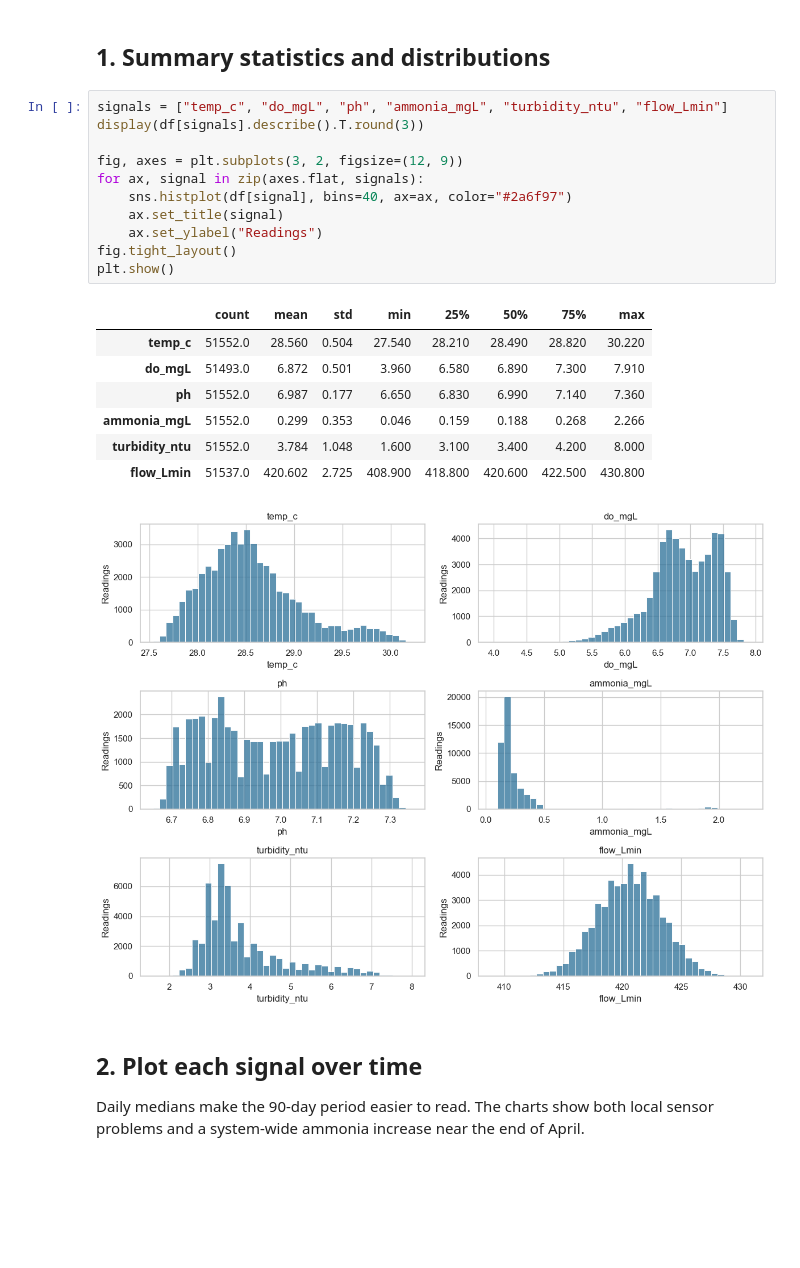
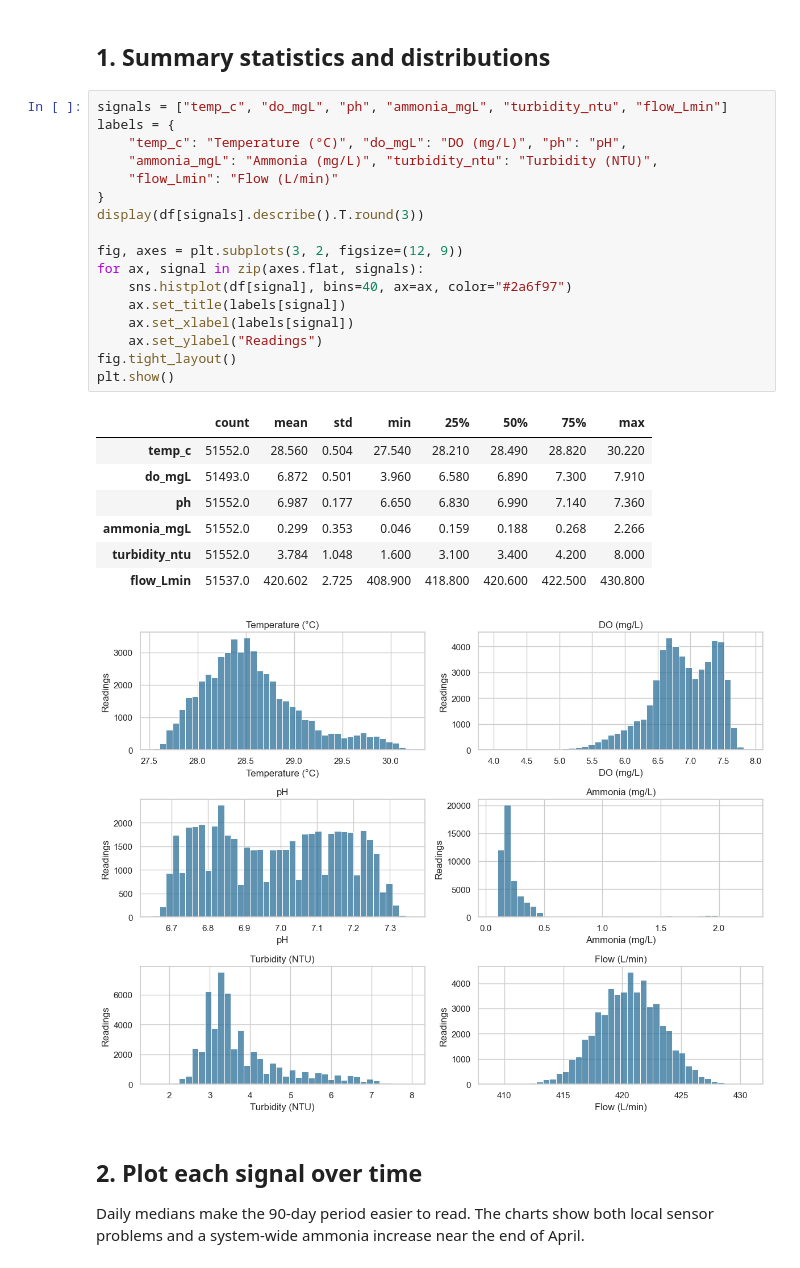
Before and after one commit to Carsell/ras-sensor-analysis, a Jupyter notebook: notebooks/02_analysis.ipynb, the cells around one changed output. Saved outputs shown, nothing was run; the diff lists cells and outputs as text; blank space fills up the shorter version.

```diff
--- a/notebooks/02_analysis.ipynb
+++ b/notebooks/02_analysis.ipynb
@@ -31,24 +31,30 @@ display(df.head())
 ## 1. Summary statistics and distributions
 # %%
 signals = ["temp_c", "do_mgL", "ph", "ammonia_mgL", "turbidity_ntu", "flow_Lmin"]
+labels = {
+    "temp_c": "Temperature (°C)", "do_mgL": "DO (mg/L)", "ph": "pH",
+    "ammonia_mgL": "Ammonia (mg/L)", "turbidity_ntu": "Turbidity (NTU)",
+    "flow_Lmin": "Flow (L/min)"
+}
 display(df[signals].describe().T.round(3))
 
 fig, axes = plt.subplots(3, 2, figsize=(12, 9))
 for ax, signal in zip(axes.flat, signals):
     sns.histplot(df[signal], bins=40, ax=ax, color="#2a6f97")
-    ax.set_title(signal)
+    ax.set_title(labels[signal])
+    ax.set_xlabel(labels[signal])
     ax.set_ylabel("Readings")
 fig.tight_layout()
 plt.show()
 # %% [output]
 |  | count | mean | std | min | 25% | 50% | 75% | max |
 | temp_c | 51552.0 | 28.560 | 0.504 | 27.540 | 28.210 | 28.490 | 28.820 | 30.220 |
 | do_mgL | 51493.0 | 6.872 | 0.501 | 3.960 | 6.580 | 6.890 | 7.300 | 7.910 |
 | ph | 51552.0 | 6.987 | 0.177 | 6.650 | 6.830 | 6.990 | 7.140 | 7.360 |
 | ammonia_mgL | 51552.0 | 0.299 | 0.353 | 0.046 | 0.159 | 0.188 | 0.268 | 2.266 |
 | turbidity_ntu | 51552.0 | 3.784 | 1.048 | 1.600 | 3.100 | 3.400 | 4.200 | 8.000 |
 | flow_Lmin | 51537.0 | 420.602 | 2.725 | 408.900 | 418.800 | 420.600 | 422.500 | 430.800 |
-[figure, old version]
+[figure, new version]
 # %% [markdown]
 ## 2. Plot each signal over time
 
```
Also changed, not shown: parts of 5 cells of this notebook, 4 other files.
